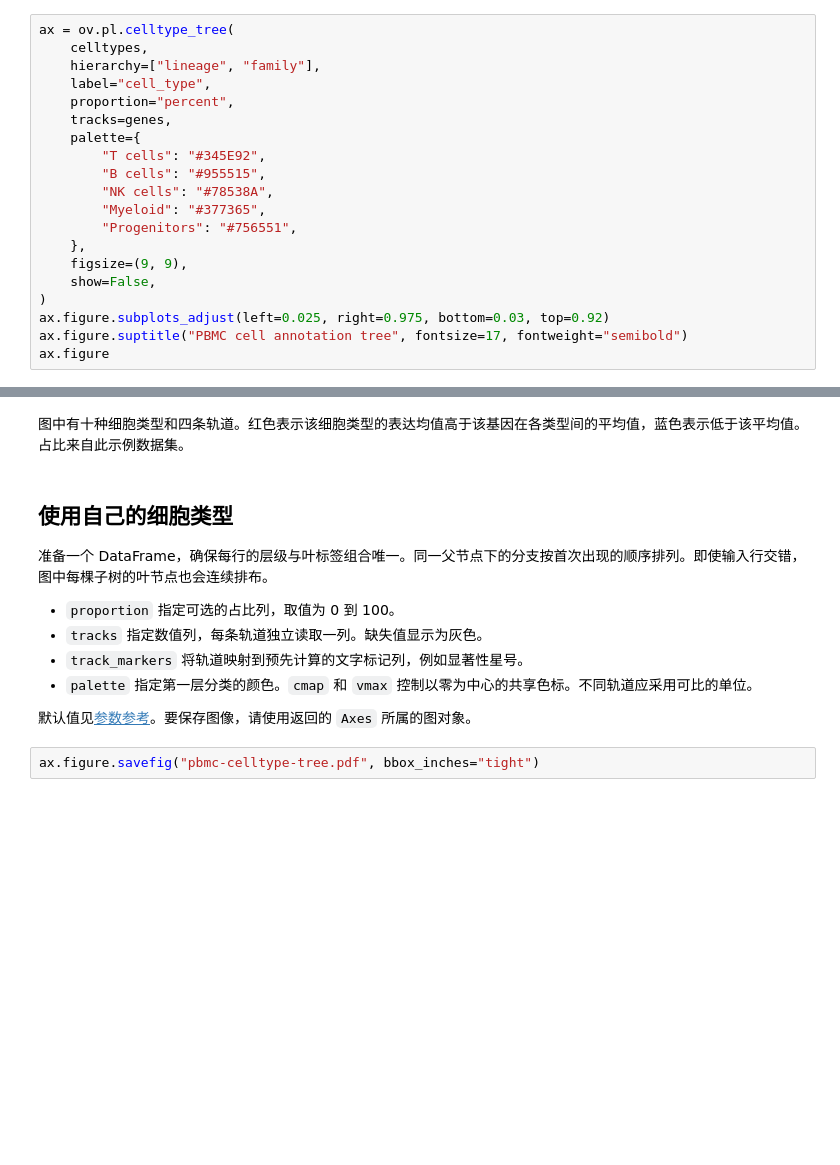
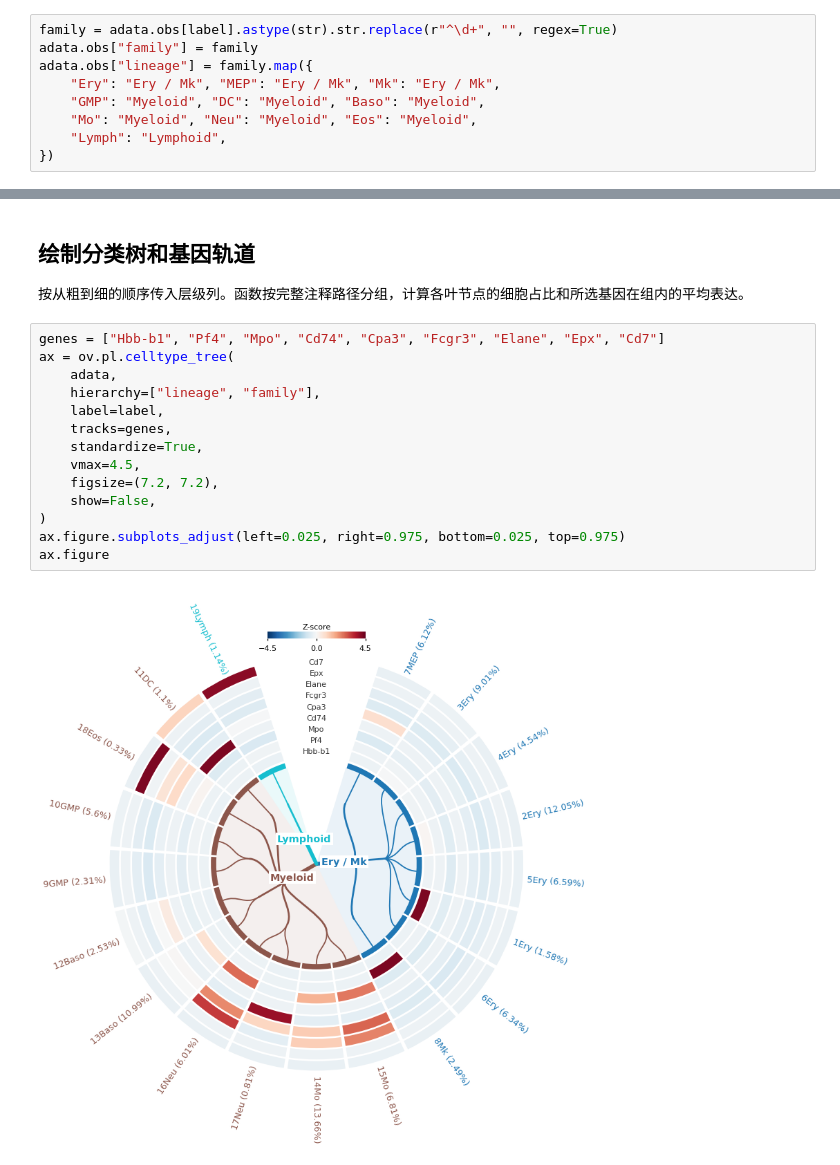
Before and after one commit to omicverse/omicverse-tutorials, a Jupyter notebook: docs_zh/Tutorials-plotting/t_celltype_tree.ipynb, the cells around one changed output, grey strips where cells are left out. Saved outputs shown, nothing was run; the diff lists cells and outputs as text; blank space fills up the shorter version.

```diff
--- a/docs_zh/Tutorials-plotting/t_celltype_tree.ipynb
+++ b/docs_zh/Tutorials-plotting/t_celltype_tree.ipynb
@@ -46,20 +24,9 @@ print(f"{adata.n_obs} cells, {len(celltypes)} cell types, {len(genes)} tracks")
 # %%
-ax = ov.pl.celltype_tree(
-    celltypes,
-    hierarchy=["lineage", "family"],
-    label="cell_type",
-    proportion="percent",
-    tracks=genes,
-    palette={
-        "T cells": "#345E92",
-        "B cells": "#955515",
-        "NK cells": "#78538A",
-        "Myeloid": "#377365",
-        "Progenitors": "#756551",
-    },
-    figsize=(9, 9),
-    show=False,
-)
-ax.figure.subplots_adjust(left=0.025, right=0.975, bottom=0.03, top=0.92)
-ax.figure.suptitle("PBMC cell annotation tree", fontsize=17, fontweight="semibold")
-ax.figure
+family = adata.obs[label].astype(str).str.replace(r"^\d+", "", regex=True)
+adata.obs["family"] = family
+adata.obs["lineage"] = family.map({
+    "Ery": "Ery / Mk", "MEP": "Ery / Mk", "Mk": "Ery / Mk",
+    "GMP": "Myeloid", "DC": "Myeloid", "Baso": "Myeloid",
+    "Mo": "Myeloid", "Neu": "Myeloid", "Eos": "Myeloid",
+    "Lymph": "Lymphoid",
+})
@@ -68,15 +33,20 @@ ax.figure
 # %% [markdown]
-图中有十种细胞类型和四条轨道。红色表示该细胞类型的表达均值高于该基因在各类型间的平均值，蓝色表示低于该平均值。占比来自此示例数据集。
+## 绘制分类树和基因轨道
+
+按从粗到细的顺序传入层级列。函数按完整注释路径分组，计算各叶节点的细胞占比和所选基因在组内的平均表达。
-# %% [markdown]
-## 使用自己的细胞类型
-
-准备一个 DataFrame，确保每行的层级与叶标签组合唯一。同一父节点下的分支按首次出现的顺序排列。即使输入行交错，图中每棵子树的叶节点也会连续排布。
-
-- `proportion` 指定可选的占比列，取值为 0 到 100。
-- `tracks` 指定数值列，每条轨道独立读取一列。缺失值显示为灰色。
-- `track_markers` 将轨道映射到预先计算的文字标记列，例如显著性星号。
-- `palette` 指定第一层分类的颜色。`cmap` 和 `vmax` 控制以零为中心的共享色标。不同轨道应采用可比的单位。
-
-默认值见[参数参考](../api/reference/omicverse.pl.celltype_tree.rst)。要保存图像，请使用返回的 `Axes` 所属的图对象。
-# %%
-ax.figure.savefig("pbmc-celltype-tree.pdf", bbox_inches="tight")
+# %%
+genes = ["Hbb-b1", "Pf4", "Mpo", "Cd74", "Cpa3", "Fcgr3", "Elane", "Epx", "Cd7"]
+ax = ov.pl.celltype_tree(
+    adata,
+    hierarchy=["lineage", "family"],
+    label=label,
+    tracks=genes,
+    standardize=True,
+    vmax=4.5,
+    figsize=(7.2, 7.2),
+    show=False,
+)
+ax.figure.subplots_adjust(left=0.025, right=0.975, bottom=0.025, top=0.975)
+ax.figure
+# %% [output]
+[figure, added]
```
Also changed, not shown: parts of 14 cells of this notebook, 1 other file.
